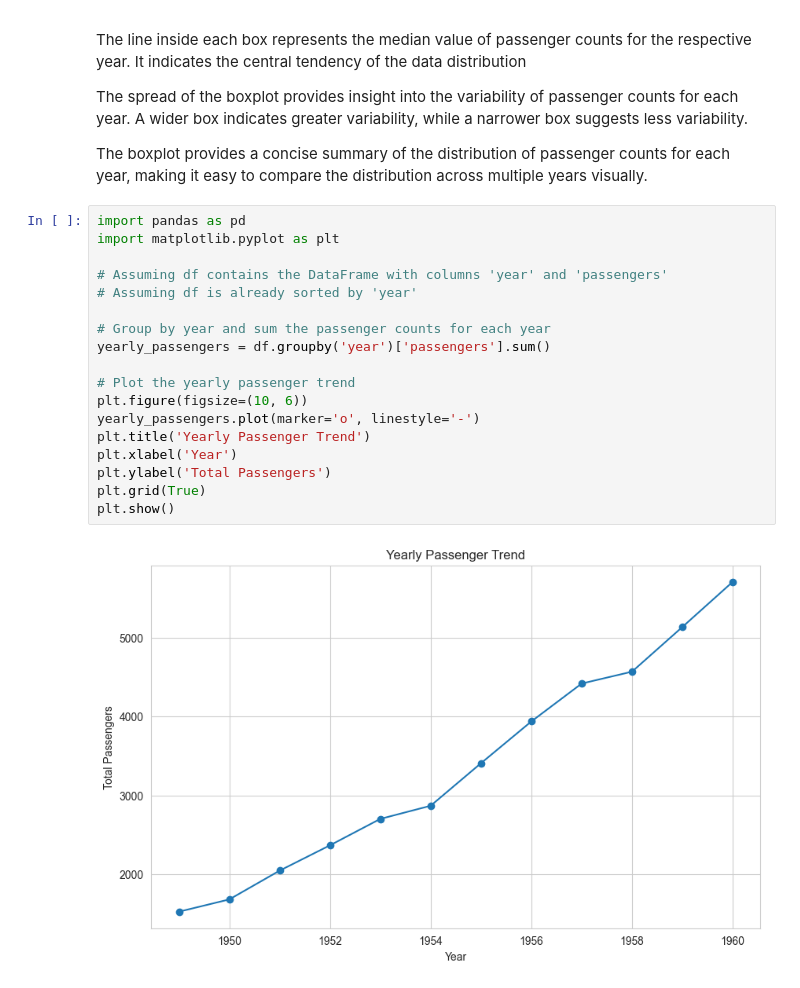
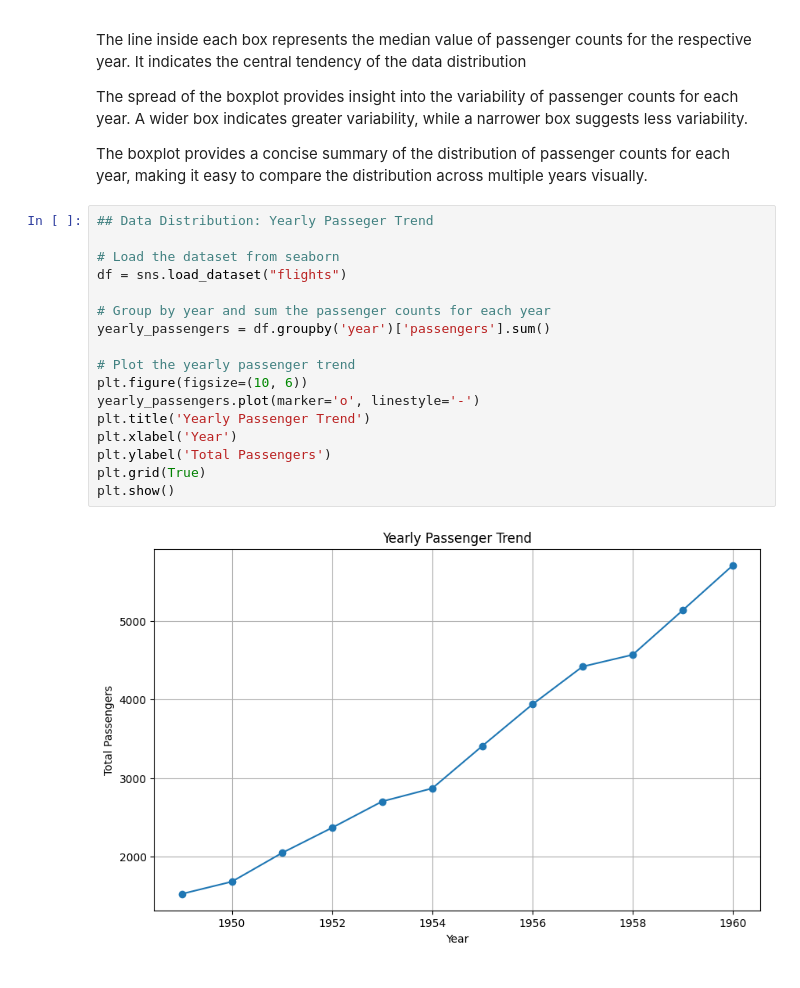
Before and after one commit to drodmay1/datafun-06-eda, a Jupyter notebook: david_eda.ipynb, the cells around one changed output. Drawn from its saved outputs; the diff is of its cells as text.

Commit message:
yearly passenger trend added

```diff
--- a/david_eda.ipynb
+++ b/david_eda.ipynb
@@ -155,22 +155,21 @@ The spread of the boxplot provides insight into the variability of passenger cou
 
 The boxplot provides a concise summary of the distribution of passenger counts for each year, making it easy to compare the distribution across multiple years visually.
 # %%
-import pandas as pd
-import matplotlib.pyplot as plt
+## Data Distribution: Yearly Passeger Trend
 
-# Assuming df contains the DataFrame with columns 'year' and 'passengers'
-# Assuming df is already sorted by 'year'
+# Load the dataset from seaborn
+df = sns.load_dataset("flights")
 
 # Group by year and sum the passenger counts for each year
 yearly_passengers = df.groupby('year')['passengers'].sum()
 
 # Plot the yearly passenger trend
 plt.figure(figsize=(10, 6))
 yearly_passengers.plot(marker='o', linestyle='-')
 plt.title('Yearly Passenger Trend')
 plt.xlabel('Year')
 plt.ylabel('Total Passengers')
 plt.grid(True)
 plt.show()
 # %% [output]
-[figure, old version]
+[figure, new version]
```
Also changed, not shown: parts of 1 cell of this notebook.
